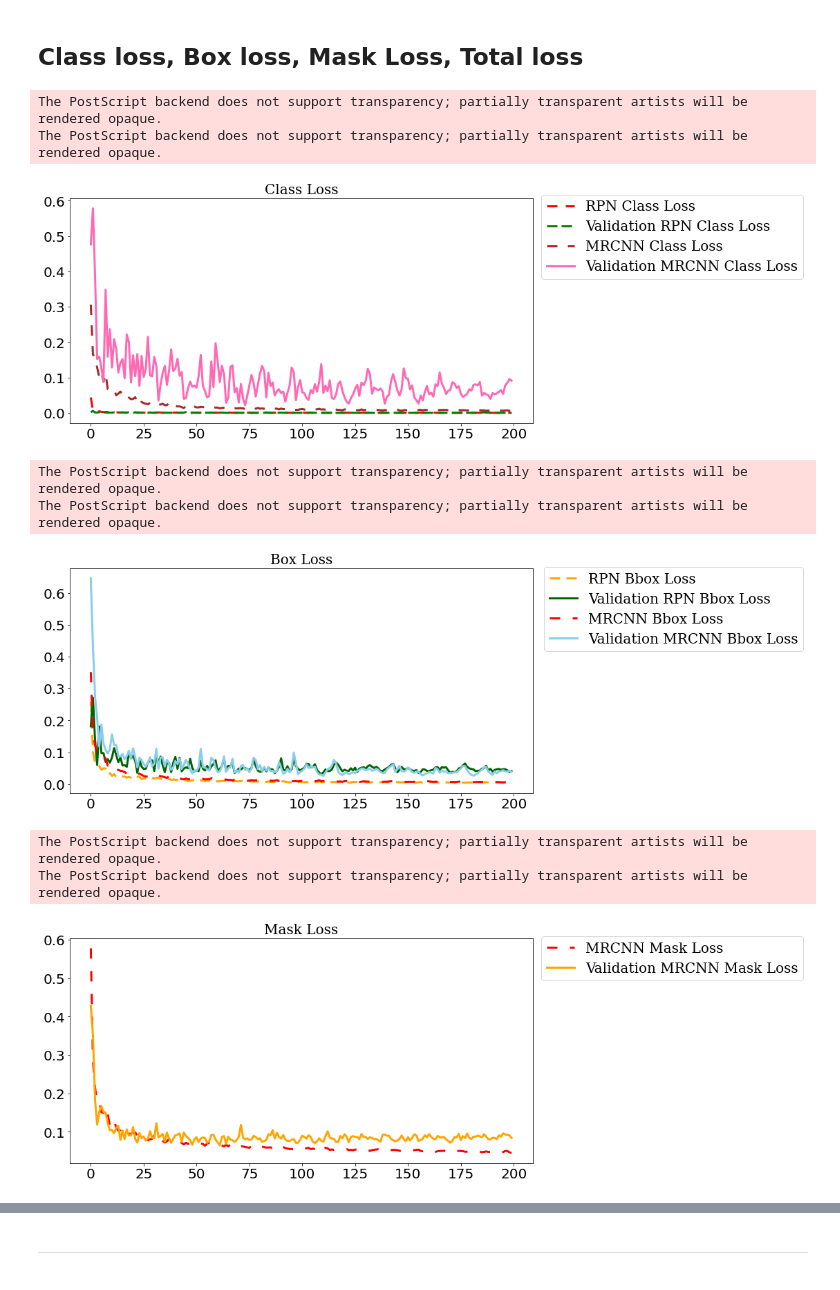
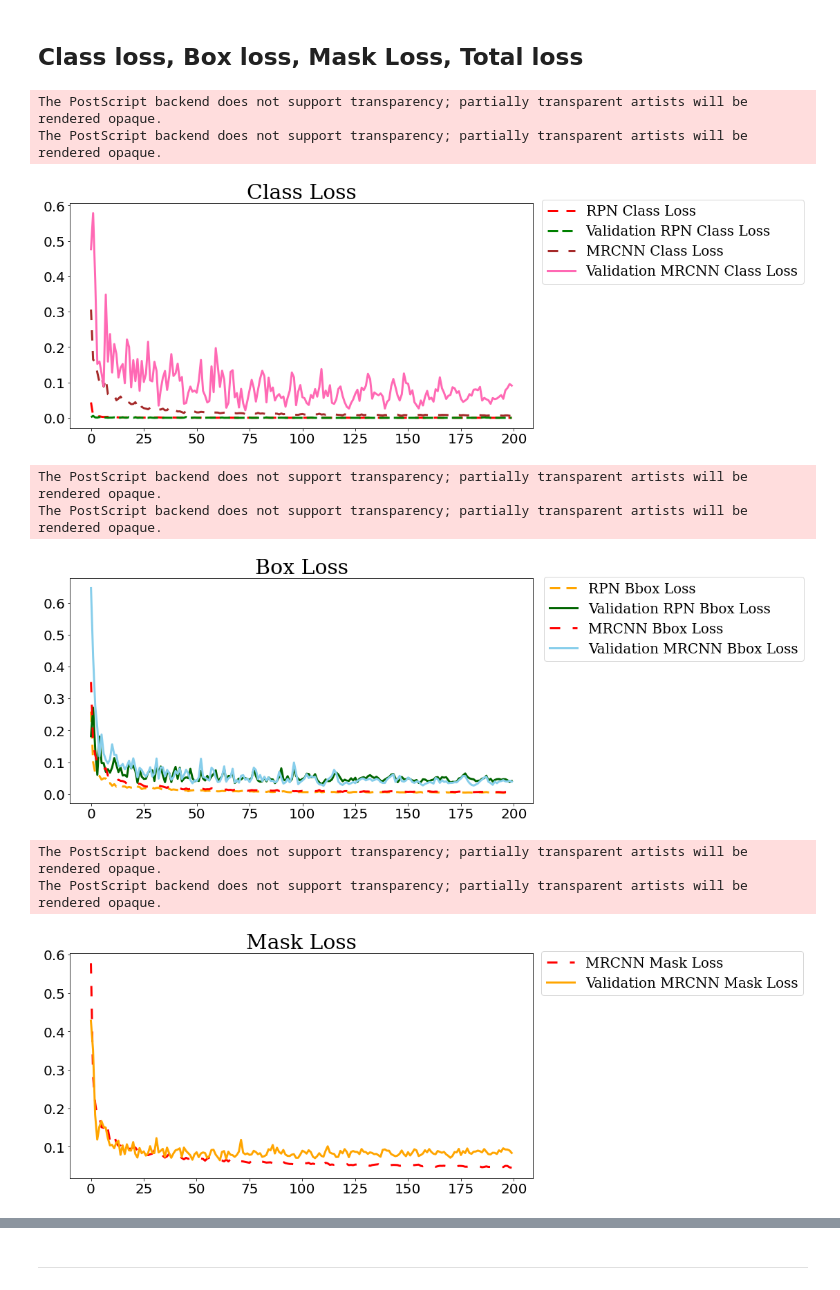
Before and after one commit to Jimut123/cellseg, a Jupyter notebook: Aniket_MASK_RCNN/MaskRCNN_3/Plots.ipynb, the cells around one changed output, grey strips where cells are left out. Cells and saved outputs as stored; diff of their text form; code cells hidden in the pictures.

Commit message:
plots improved

```diff
--- a/Aniket_MASK_RCNN/MaskRCNN_3/Plots.ipynb
+++ b/Aniket_MASK_RCNN/MaskRCNN_3/Plots.ipynb
@@ -130,28 +130,28 @@ The PostScript backend does not support transparency; partially transparent arti
 ## Class loss, Box loss, Mask Loss, Total loss
 # %%
 plt.figure(figsize=(12,6))
-plt.title('Class Loss', fontsize=20, fontname = 'DejaVu Serif', fontweight = 500)
+plt.title('Class Loss', fontsize=30, fontname = 'DejaVu Serif', fontweight = 500)
 
 plt.plot(rpn_class_loss,color='red', linestyle = '--', dashes=(5, 4), linewidth = 3.0)
 plt.plot(val_rpn_class_loss,color='green', linestyle = '--', dashes=(5, 2),  linewidth = 3.0)
 
 
 plt.plot(mrcnn_class_loss,color='brown', linestyle = '--', dashes=(5, 5), linewidth = 3.0)
 plt.plot(val_mrcnn_class_loss,color='hotpink',  linewidth = 3.0)
 
 plt.xticks(fontsize=20)
 plt.yticks(fontsize=20)
 #plt.legend(['AttnR2Unet','R2Unet','AttnUnet','MultiResUnet','Mod UNet','UNet', 'Proposed Attn 1'],loc="lower right")
 lgd = plt.legend(['RPN Class Loss','Validation RPN Class Loss',
                  'MRCNN Class Loss', 'Validation MRCNN Class Loss'],
                  loc="lower right",
           prop={'family':'DejaVu Serif', 'size':20}, bbox_to_anchor=(1.6, 0.61))
 plt.savefig('MRCNN_Class_Loss_heads.eps',  bbox_extra_artists=(lgd,), bbox_inches='tight')
 plt.savefig('MRCNN_Class_Loss_heads.png',  bbox_extra_artists=(lgd,), bbox_inches='tight')
 # %% [output]
 The PostScript backend does not support transparency; partially transparent artists will be rendered opaque.
 The PostScript backend does not support transparency; partially transparent artists will be rendered opaque.
-[figure, old version]
+[figure, new version]
 # %%
 #val_rpn_bbox_loss
 #val_mrcnn_bbox_loss
@@ -159,7 +159,7 @@ The PostScript backend does not support transparency; partially transparent arti
 #mrcnn_bbox_loss
 # %%
 plt.figure(figsize=(12,6))
-plt.title('Box Loss', fontsize=20, fontname = 'DejaVu Serif', fontweight = 500)
+plt.title('Box Loss', fontsize=30, fontname = 'DejaVu Serif', fontweight = 500)
 
 # plt.plot(loss,color='blue', linewidth = 3.0)
 # plt.plot(val_loss,color='orange', linestyle = '-.', dashes=(5, 1), linewidth = 3.0)
@@ -189,7 +189,7 @@ plt.savefig('MRCNN_Box_Loss_heads.png',  bbox_extra_artists=(lgd,), bbox_inches=
 # %% [output]
 The PostScript backend does not support transparency; partially transparent artists will be rendered opaque.
 The PostScript backend does not support transparency; partially transparent artists will be rendered opaque.
-[figure, old version]
+[figure, new version]
 # %%
 # val_loss
 # val_mrcnn_mask_loss
@@ -197,7 +197,7 @@ The PostScript backend does not support transparency; partially transparent arti
 # mrcnn_mask_loss
 # %%
 plt.figure(figsize=(12,6))
-plt.title('Mask Loss', fontsize=20, fontname = 'DejaVu Serif', fontweight = 500)
+plt.title('Mask Loss', fontsize=30, fontname = 'DejaVu Serif', fontweight = 500)
 
 
 
@@ -216,6 +216,6 @@ plt.savefig('MRCNN_Mask_Loss_heads.png',  bbox_extra_artists=(lgd,), bbox_inches
 # %% [output]
 The PostScript backend does not support transparency; partially transparent artists will be rendered opaque.
 The PostScript backend does not support transparency; partially transparent artists will be rendered opaque.
-[figure, old version]
+[figure, new version]
 # %%
 plt.figure(figsize=(12,6))
```
Also changed, not shown: parts of 5 cells of this notebook, 18 other files.
